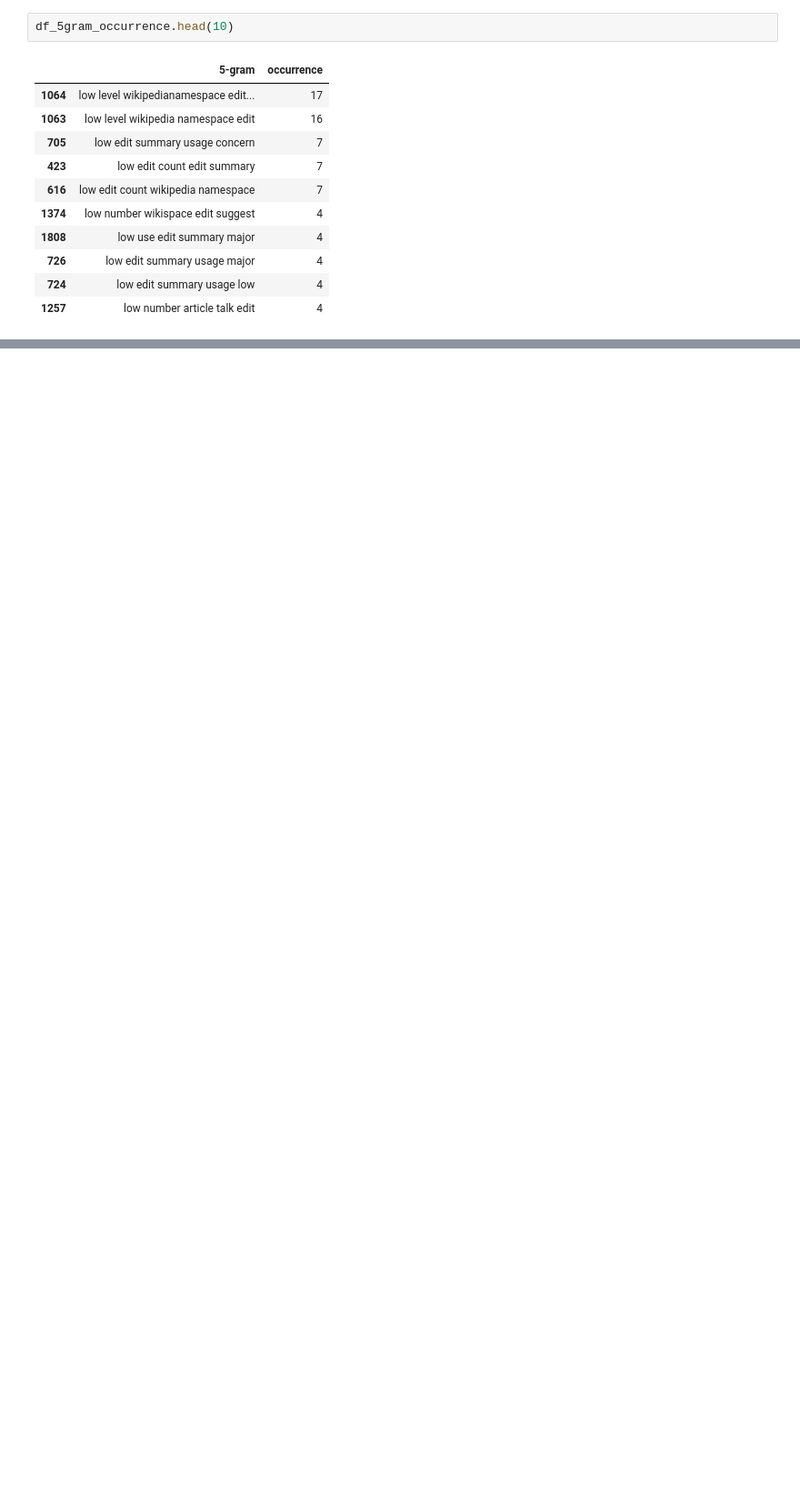
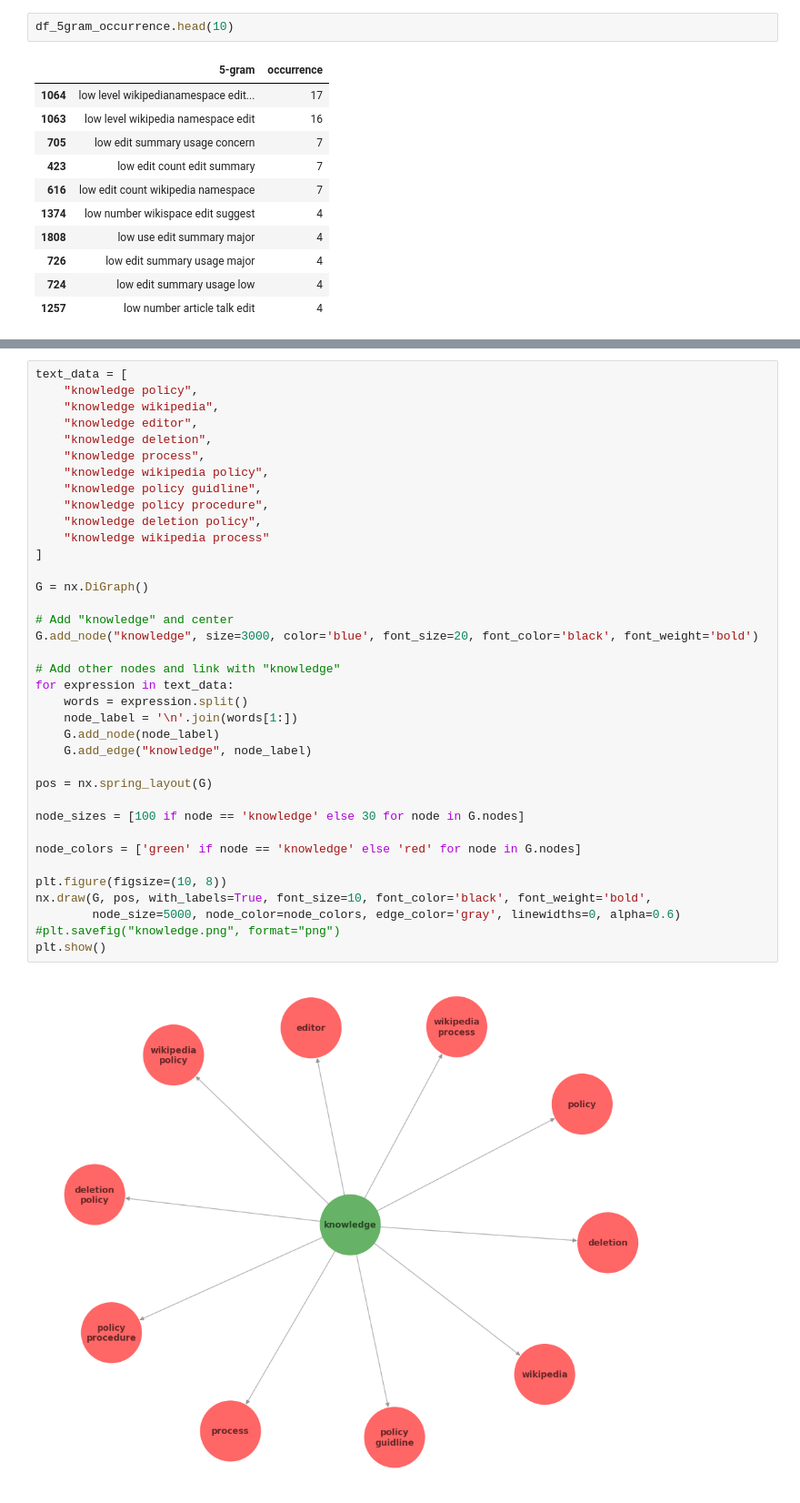
Before and after one commit to epfl-ada/ada-2023-project-datanauts23, a Jupyter notebook: milestone_3_Liandro.ipynb, the cells around one changed output, grey strips where cells are left out. Shown at 91% size. Saved outputs shown, nothing was run; the diff lists cells and outputs as text; blank space fills up the shorter version.

```diff
--- a/milestone_3_Liandro.ipynb
+++ b/milestone_3_Liandro.ipynb
@@ -2892,0 +3029,39 @@ df_5gram_occurrence.head(10)
+# %%
+text_data = [
+    "knowledge policy",
+    "knowledge wikipedia",
+    "knowledge editor",
+    "knowledge deletion",
+    "knowledge process",
+    "knowledge wikipedia policy",
+    "knowledge policy guidline",
+    "knowledge policy procedure",
+    "knowledge deletion policy",
+    "knowledge wikipedia process"
+]
+
+G = nx.DiGraph()
+
+# Add "knowledge" and center
+G.add_node("knowledge", size=3000, color='blue', font_size=20, font_color='black', font_weight='bold')
+
+# Add other nodes and link with "knowledge"
+for expression in text_data:
+    words = expression.split()
+    node_label = '\n'.join(words[1:])
+    G.add_node(node_label)
+    G.add_edge("knowledge", node_label)
+
+pos = nx.spring_layout(G)
+
+node_sizes = [100 if node == 'knowledge' else 30 for node in G.nodes]
+
+node_colors = ['green' if node == 'knowledge' else 'red' for node in G.nodes]
+
+plt.figure(figsize=(10, 8))
+nx.draw(G, pos, with_labels=True, font_size=10, font_color='black', font_weight='bold',
+        node_size=5000, node_color=node_colors, edge_color='gray', linewidths=0, alpha=0.6)
+#plt.savefig("knowledge.png", format="png")
+plt.show()
+# %% [output]
+[figure, added]
```
Also changed, not shown: parts of 36 cells of this notebook.
